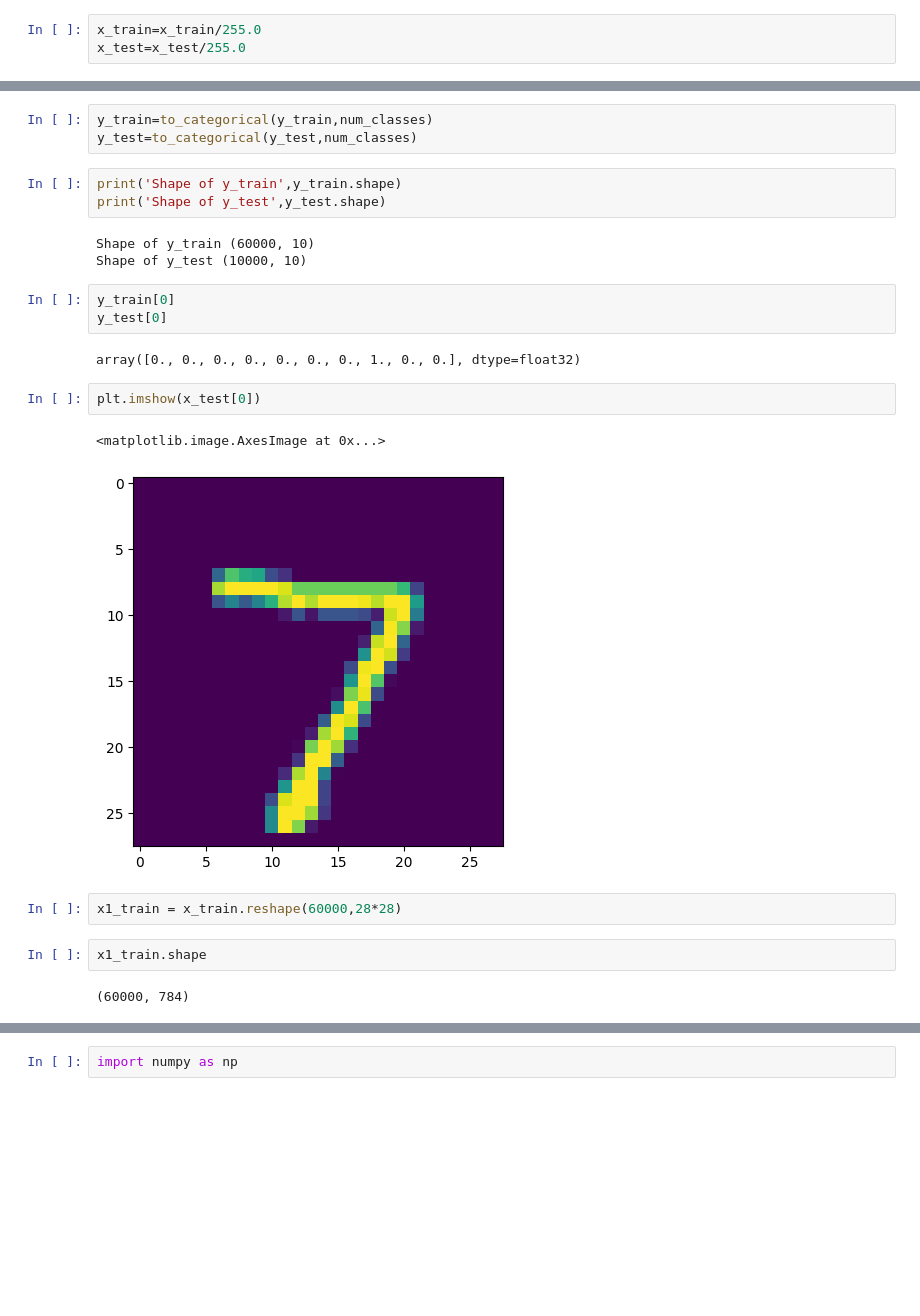
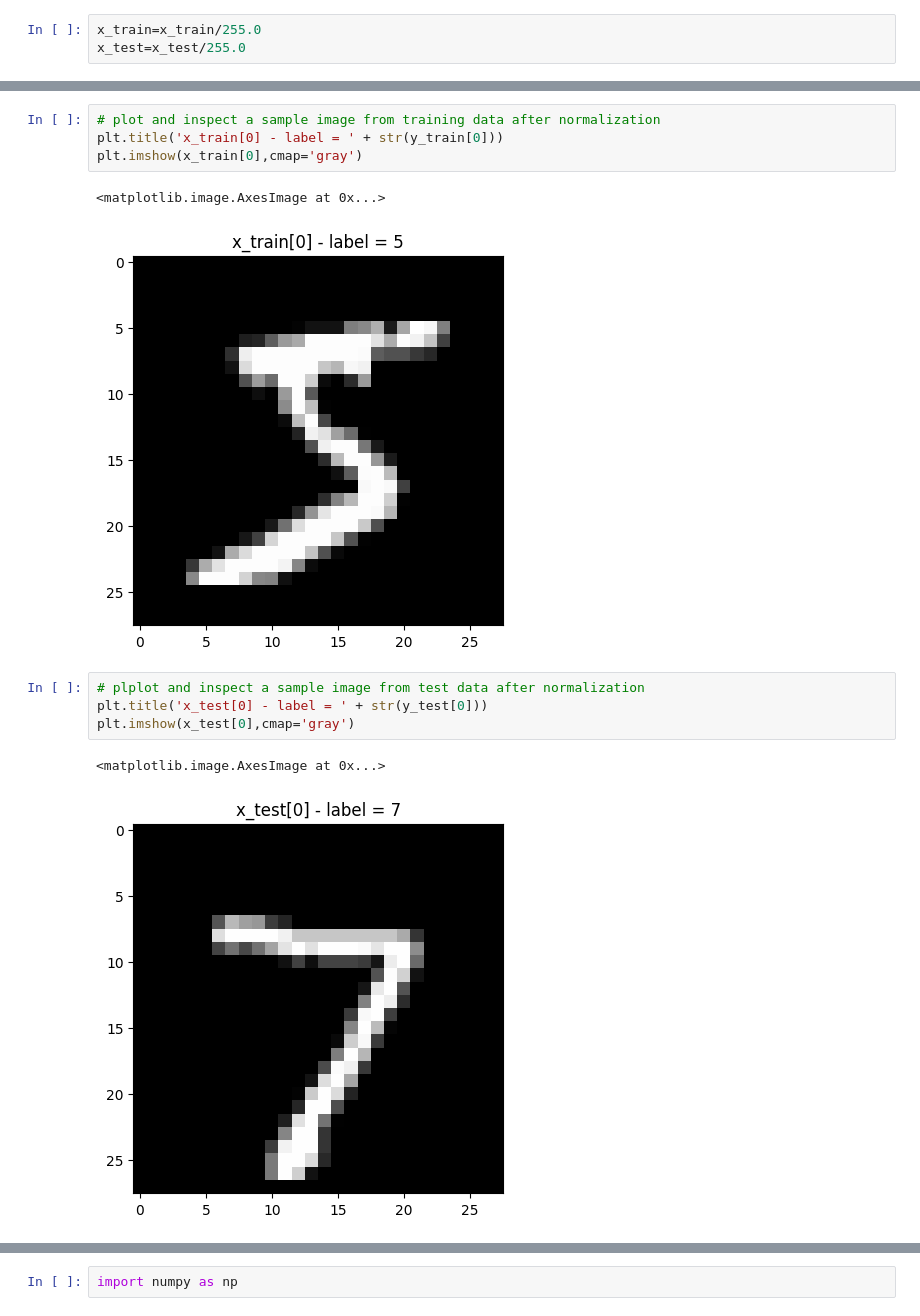
Before and after one commit to praveenprabharavindran/DeepLearning, a Jupyter notebook: ANN_Handwritten_Digits/ANN_Handwritten_Digits.ipynb, the cells around one changed output, grey strips where cells are left out. Drawn from its saved outputs; the diff is of its cells as text; blank space fills up the shorter version.

```diff
--- a/ANN_Handwritten_Digits/ANN_Handwritten_Digits.ipynb
+++ b/ANN_Handwritten_Digits/ANN_Handwritten_Digits.ipynb
@@ -82,25 +55,14 @@ num_classes=10
-# %%
-y_train=to_categorical(y_train,num_classes)
-y_test=to_categorical(y_test,num_classes)
-# %%
-print('Shape of y_train',y_train.shape)
-print('Shape of y_test',y_test.shape)
-# %% [output]
-Shape of y_train (60000, 10)
-Shape of y_test (10000, 10)
-# %%
-y_train[0]
-y_test[0]
-# %% [output]
-array([0., 0., 0., 0., 0., 0., 0., 1., 0., 0.], dtype=float32)
-# %%
-plt.imshow(x_test[0])
-# %% [output]
-<matplotlib.image.AxesImage at 0x...>
-[figure, removed]
-# %%
-x1_train = x_train.reshape(60000,28*28)
-# %%
-x1_train.shape
-# %% [output]
-(60000, 784)
+# %%
+# plot and inspect a sample image from training data after normalization
+plt.title('x_train[0] - label = ' + str(y_train[0]))
+plt.imshow(x_train[0],cmap='gray')
+# %% [output]
+<matplotlib.image.AxesImage at 0x...>
+[figure, added]
+# %%
+# plplot and inspect a sample image from test data after normalization
+plt.title('x_test[0] - label = ' + str(y_test[0]))
+plt.imshow(x_test[0],cmap='gray')
+# %% [output]
+<matplotlib.image.AxesImage at 0x...>
+[figure, added]
```
Also changed, not shown: parts of 37 cells of this notebook.
